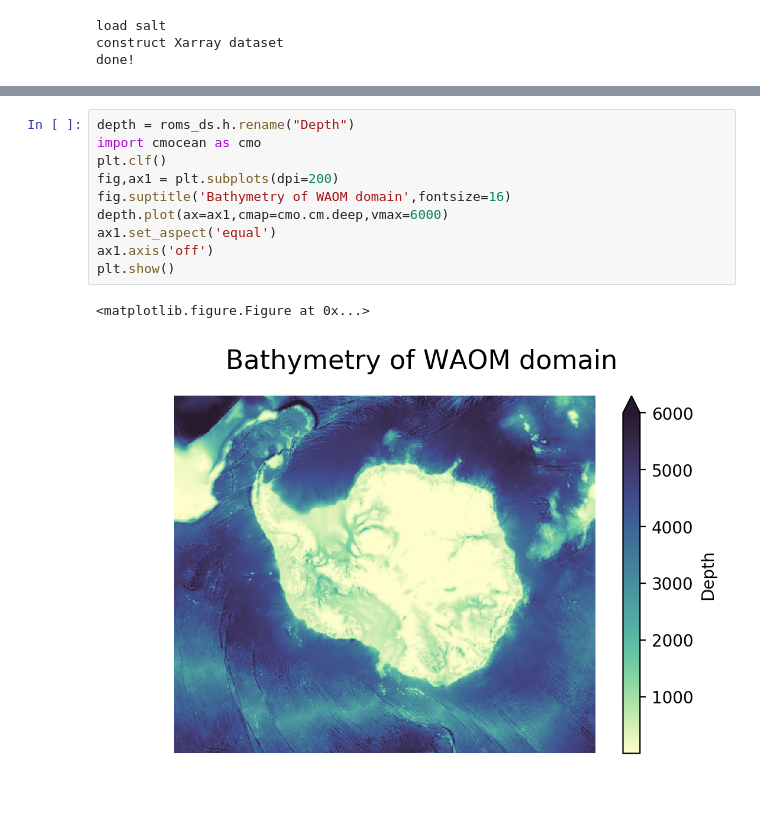
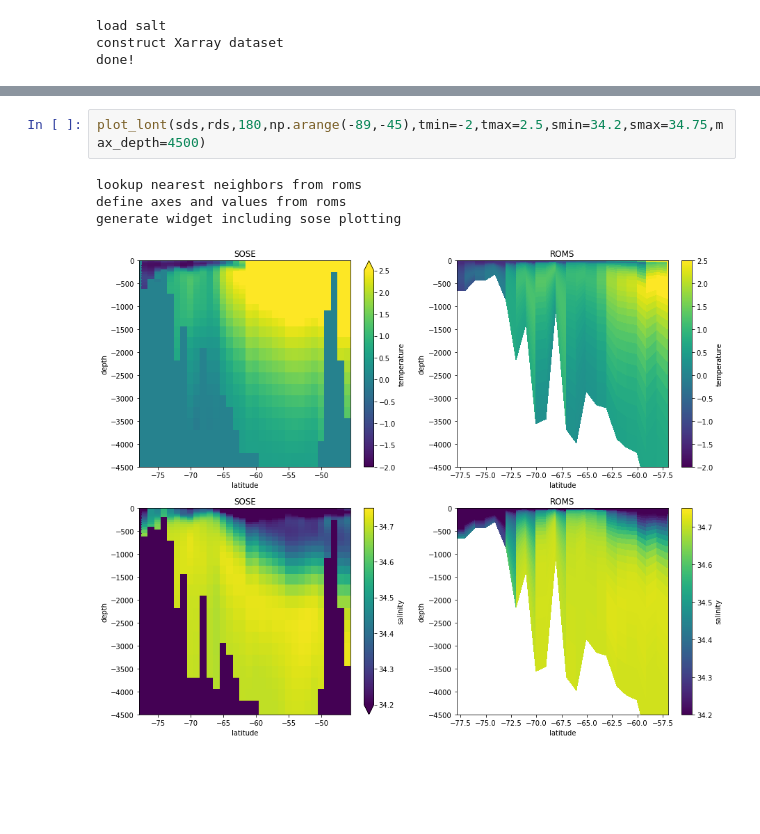
Before and after one commit to kuechenrole/tidal_melting, a Jupyter notebook: notebooks/0.2-kuechenrole-surface_fluxes_tuning.ipynb, the cells around one changed output, grey strips where cells are left out. Cells and saved outputs as stored; diff of their text form; blank space fills up the shorter version.

```diff
--- a/notebooks/0.2-kuechenrole-surface_fluxes_tuning.ipynb
+++ b/notebooks/0.2-kuechenrole-surface_fluxes_tuning.ipynb
@@ -367,13 +304,7 @@ plt.show()
-# %%
-depth = roms_ds.h.rename("Depth")
-import cmocean as cmo
-plt.clf()
-fig,ax1 = plt.subplots(dpi=200)
-fig.suptitle('Bathymetry of WAOM domain',fontsize=16)
-depth.plot(ax=ax1,cmap=cmo.cm.deep,vmax=6000)
-ax1.set_aspect('equal')
-ax1.axis('off')
-plt.show()
-# %% [output]
-<matplotlib.figure.Figure at 0x...>
-[figure, removed]
+# %%
+plot_lont(sds,rds,180,np.arange(-89,-45),tmin=-2,tmax=2.5,smin=34.2,smax=34.75,max_depth=4500)
+# %% [output]
+lookup nearest neighbors from roms
+define axes and values from roms
+generate widget including sose plotting
+[figure, added]
```
Also changed, not shown: parts of 23 cells of this notebook, 1 other file.
